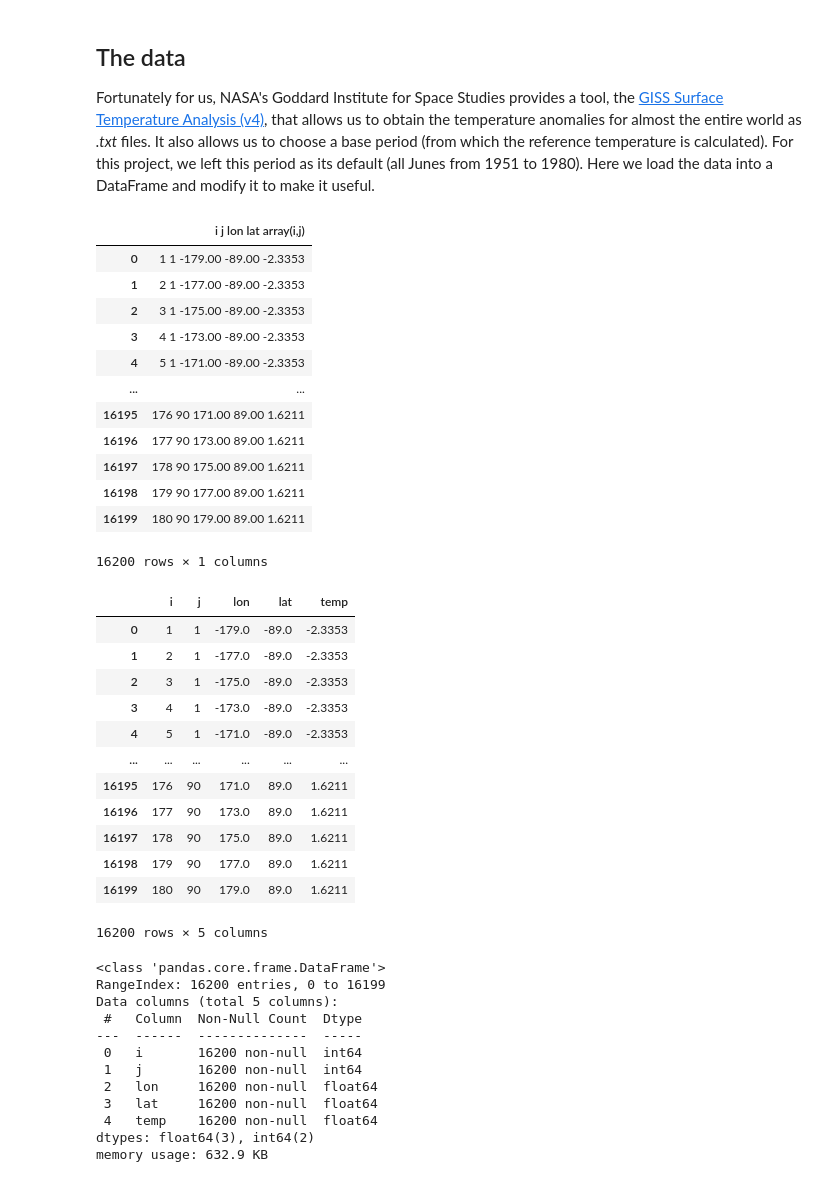
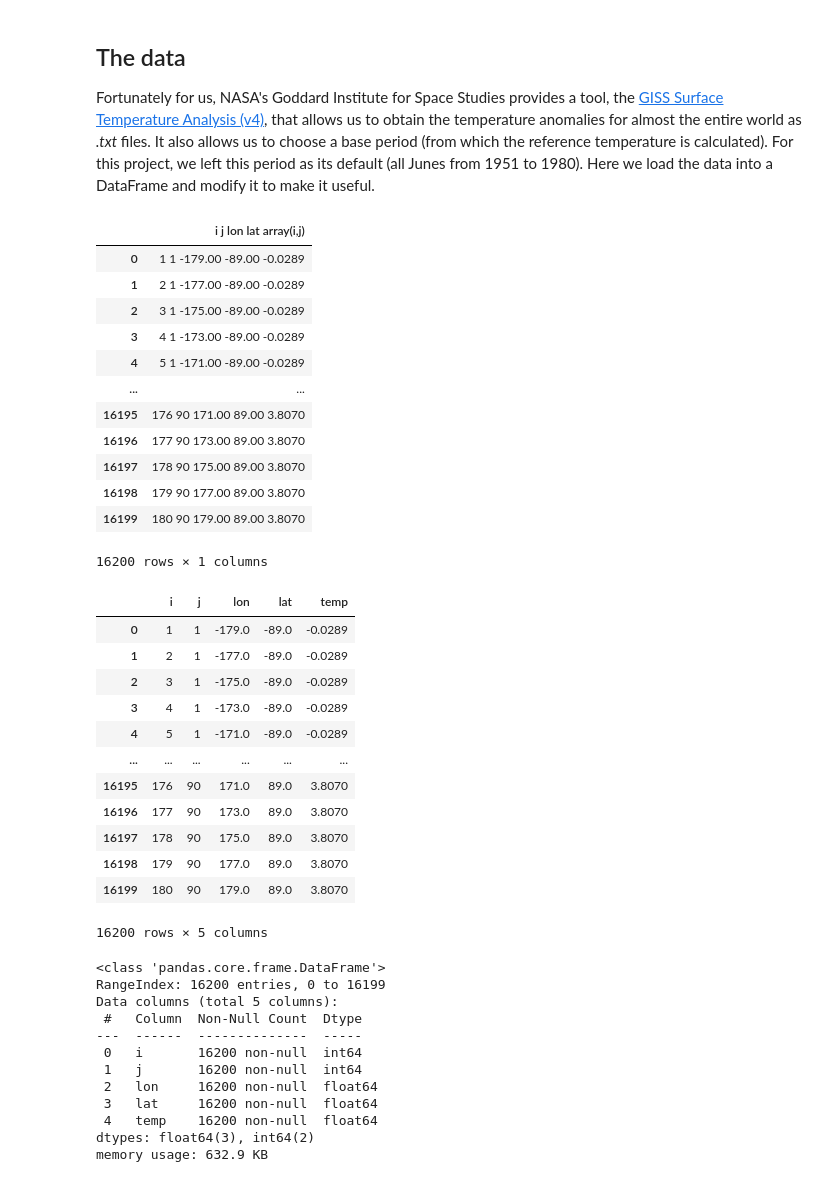
Before and after one commit to diego-gonher/divulgacion, a Jupyter notebook: visualizaciones/anomalias/anomalias_mundo.ipynb, the cells around one changed output. Cells and saved outputs as stored; diff of their text form; code cells hidden in the pictures.

```diff
--- a/visualizaciones/anomalias/anomalias_mundo.ipynb
+++ b/visualizaciones/anomalias/anomalias_mundo.ipynb
@@ -17,22 +17,22 @@ plt.style.use('dark_background')
 ## The data
 Fortunately for us, NASA's Goddard Institute for Space Studies provides a tool, the [GISS Surface Temperature Analysis (v4)](https://data.giss.nasa.gov/gistemp/maps/), that allows us to obtain the temperature anomalies for almost the entire world as *.txt* files. It also allows us to choose a base period (from which the reference temperature is calculated). For this project, we left this period as its default (all Junes from 1951 to 1980). Here we load the data into a DataFrame and modify it to make it useful.
 # %%
-data_file = './data/june2021anomalies.txt'
+data_file = './data/january2022anomalies.txt'
 df = pd.read_csv(data_file, sep='\t', skiprows=1)
 df
 # %% [output]
 |  | i j lon lat array(i,j) |
-| 0 | 1 1 -179.00 -89.00 -2.3353 |
-| 1 | 2 1 -177.00 -89.00 -2.3353 |
-| 2 | 3 1 -175.00 -89.00 -2.3353 |
-| 3 | 4 1 -173.00 -89.00 -2.3353 |
-| 4 | 5 1 -171.00 -89.00 -2.3353 |
+| 0 | 1 1 -179.00 -89.00 -0.0289 |
+| 1 | 2 1 -177.00 -89.00 -0.0289 |
+| 2 | 3 1 -175.00 -89.00 -0.0289 |
+| 3 | 4 1 -173.00 -89.00 -0.0289 |
+| 4 | 5 1 -171.00 -89.00 -0.0289 |
 | ... | ... |
-| 16195 | 176 90 171.00 89.00 1.6211 |
-| 16196 | 177 90 173.00 89.00 1.6211 |
-| 16197 | 178 90 175.00 89.00 1.6211 |
-| 16198 | 179 90 177.00 89.00 1.6211 |
-| 16199 | 180 90 179.00 89.00 1.6211 |
+| 16195 | 176 90 171.00 89.00 3.8070 |
+| 16196 | 177 90 173.00 89.00 3.8070 |
+| 16197 | 178 90 175.00 89.00 3.8070 |
+| 16198 | 179 90 177.00 89.00 3.8070 |
+| 16199 | 180 90 179.00 89.00 3.8070 |
 16200 rows × 1 columns
 # %%
 def separateint(element, index):
@@ -51,17 +51,17 @@ df = df[['i', 'j', 'lon', 'lat', 'temp']]
 df
 # %% [output]
 |  | i | j | lon | lat | temp |
-| 0 | 1 | 1 | -179.0 | -89.0 | -2.3353 |
-| 1 | 2 | 1 | -177.0 | -89.0 | -2.3353 |
-| 2 | 3 | 1 | -175.0 | -89.0 | -2.3353 |
-| 3 | 4 | 1 | -173.0 | -89.0 | -2.3353 |
-| 4 | 5 | 1 | -171.0 | -89.0 | -2.3353 |
+| 0 | 1 | 1 | -179.0 | -89.0 | -0.0289 |
+| 1 | 2 | 1 | -177.0 | -89.0 | -0.0289 |
+| 2 | 3 | 1 | -175.0 | -89.0 | -0.0289 |
+| 3 | 4 | 1 | -173.0 | -89.0 | -0.0289 |
+| 4 | 5 | 1 | -171.0 | -89.0 | -0.0289 |
 | ... | ... | ... | ... | ... | ... |
-| 16195 | 176 | 90 | 171.0 | 89.0 | 1.6211 |
-| 16196 | 177 | 90 | 173.0 | 89.0 | 1.6211 |
-| 16197 | 178 | 90 | 175.0 | 89.0 | 1.6211 |
-| 16198 | 179 | 90 | 177.0 | 89.0 | 1.6211 |
-| 16199 | 180 | 90 | 179.0 | 89.0 | 1.6211 |
+| 16195 | 176 | 90 | 171.0 | 89.0 | 3.8070 |
+| 16196 | 177 | 90 | 173.0 | 89.0 | 3.8070 |
+| 16197 | 178 | 90 | 175.0 | 89.0 | 3.8070 |
+| 16198 | 179 | 90 | 177.0 | 89.0 | 3.8070 |
+| 16199 | 180 | 90 | 179.0 | 89.0 | 3.8070 |
 16200 rows × 5 columns
 # %%
 df.info()
```
Also changed, not shown: parts of 5 cells of this notebook, 6 other files.
